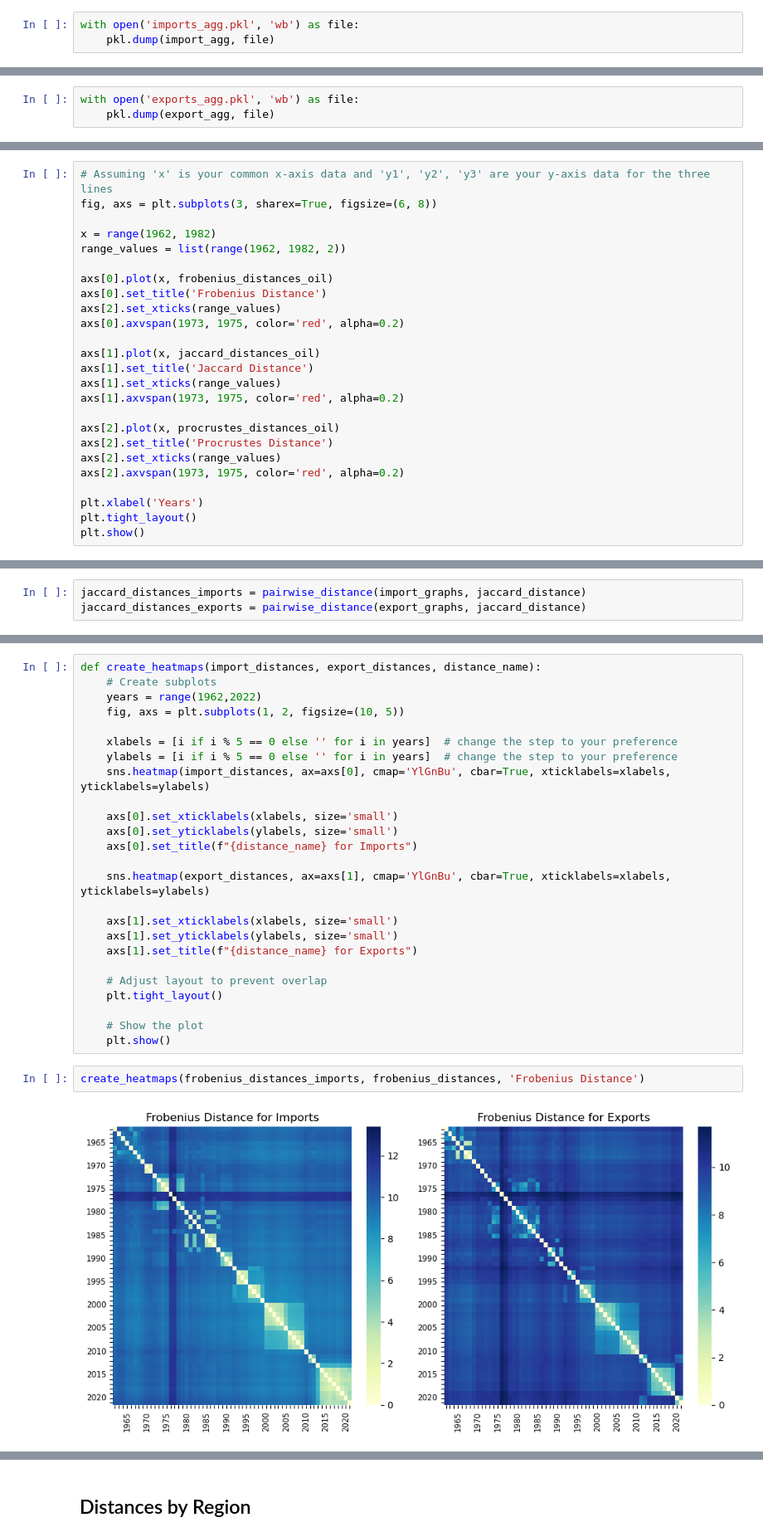
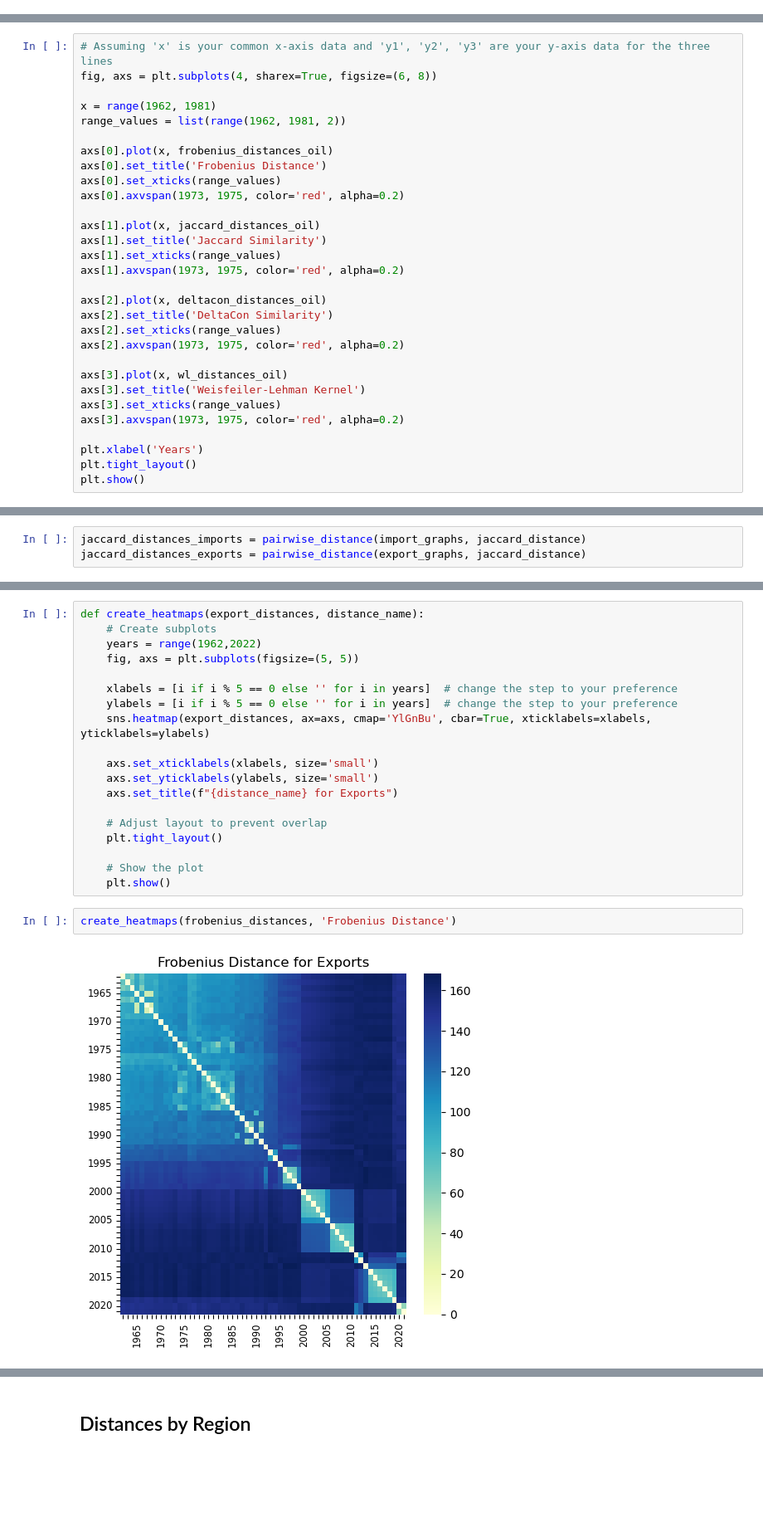
Before and after one commit to soschuetze/Trade-GNN-ChangePoint, a Jupyter notebook: notebooks/distance_metrics.ipynb, the cells around one changed output, grey strips where cells are left out. Shown at 83% size. Saved outputs shown, nothing was run; the diff lists cells and outputs as text; blank space fills up the shorter version.

```diff
--- a/notebooks/distance_metrics.ipynb
+++ b/notebooks/distance_metrics.ipynb
@@ -129,17 +118,11 @@ for i in range(1962,2022):
 import_agg = []
 for i in import_data:
     import_agg.append(i.groupby(["location_code","partner_code"])['import_value'].sum().reset_index())
-# %%
-with open('imports_agg.pkl', 'wb') as file:
-    pkl.dump(import_agg, file)
 # %%
 #Group dataframe by country
 export_agg = []
 for i in export_data:
     export_agg.append(i.groupby(["location_code","partner_code"])['export_value'].sum().reset_index())
-# %%
-with open('exports_agg.pkl', 'wb') as file:
-    pkl.dump(export_agg, file)
 # %%
 with open('../graphs/exports_agg.pkl', 'rb') as file:
     export_agg = pkl.load(file)
@@ -560,24 +494,29 @@ plt.show()
 # %%
 # Assuming 'x' is your common x-axis data and 'y1', 'y2', 'y3' are your y-axis data for the three lines
-fig, axs = plt.subplots(3, sharex=True, figsize=(6, 8))
+fig, axs = plt.subplots(4, sharex=True, figsize=(6, 8))
 
-x = range(1962, 1982)
-range_values = list(range(1962, 1982, 2))
+x = range(1962, 1981)
+range_values = list(range(1962, 1981, 2))
 
 axs[0].plot(x, frobenius_distances_oil)
 axs[0].set_title('Frobenius Distance')
-axs[2].set_xticks(range_values)
+axs[0].set_xticks(range_values)
 axs[0].axvspan(1973, 1975, color='red', alpha=0.2)
 
 axs[1].plot(x, jaccard_distances_oil)
-axs[1].set_title('Jaccard Distance')
+axs[1].set_title('Jaccard Similarity')
 axs[1].set_xticks(range_values)
 axs[1].axvspan(1973, 1975, color='red', alpha=0.2)
 
-axs[2].plot(x, procrustes_distances_oil)
-axs[2].set_title('Procrustes Distance')
+axs[2].plot(x, deltacon_distances_oil)
+axs[2].set_title('DeltaCon Similarity')
 axs[2].set_xticks(range_values)
 axs[2].axvspan(1973, 1975, color='red', alpha=0.2)
+
+axs[3].plot(x, wl_distances_oil)
+axs[3].set_title('Weisfeiler-Lehman Kernel')
+axs[3].set_xticks(range_values)
+axs[3].axvspan(1973, 1975, color='red', alpha=0.2)
 
 plt.xlabel('Years')
 plt.tight_layout()
@@ -604,22 +535,16 @@ with open('../distances/procrustes_distance_exports.pkl', 'rb') as file:
 # %%
-def create_heatmaps(import_distances, export_distances, distance_name):
+def create_heatmaps(export_distances, distance_name):
     # Create subplots
     years = range(1962,2022)
-    fig, axs = plt.subplots(1, 2, figsize=(10, 5))
+    fig, axs = plt.subplots(figsize=(5, 5))
 
     xlabels = [i if i % 5 == 0 else '' for i in years]  # change the step to your preference
     ylabels = [i if i % 5 == 0 else '' for i in years]  # change the step to your preference
-    sns.heatmap(import_distances, ax=axs[0], cmap='YlGnBu', cbar=True, xticklabels=xlabels, yticklabels=ylabels)
+    sns.heatmap(export_distances, ax=axs, cmap='YlGnBu', cbar=True, xticklabels=xlabels, yticklabels=ylabels)
 
-    axs[0].set_xticklabels(xlabels, size='small')
-    axs[0].set_yticklabels(ylabels, size='small')
-    axs[0].set_title(f"{distance_name} for Imports")
-
-    sns.heatmap(export_distances, ax=axs[1], cmap='YlGnBu', cbar=True, xticklabels=xlabels, yticklabels=ylabels)
-
-    axs[1].set_xticklabels(xlabels, size='small')
-    axs[1].set_yticklabels(ylabels, size='small')
-    axs[1].set_title(f"{distance_name} for Exports")
+    axs.set_xticklabels(xlabels, size='small')
+    axs.set_yticklabels(ylabels, size='small')
+    axs.set_title(f"{distance_name} for Exports")
 
     # Adjust layout to prevent overlap
     plt.tight_layout()
@@ -627,6 +552,6 @@ def create_heatmaps(import_distances, export_distances, distance_name):
     # Show the plot
     plt.show()
 # %%
-create_heatmaps(frobenius_distances_imports, frobenius_distances, 'Frobenius Distance')
+create_heatmaps(frobenius_distances, 'Frobenius Distance')
 # %% [output]
-[figure, old version]
+[figure, new version]
```
Also changed, not shown: parts of 34 cells of this notebook, 3 other files.
